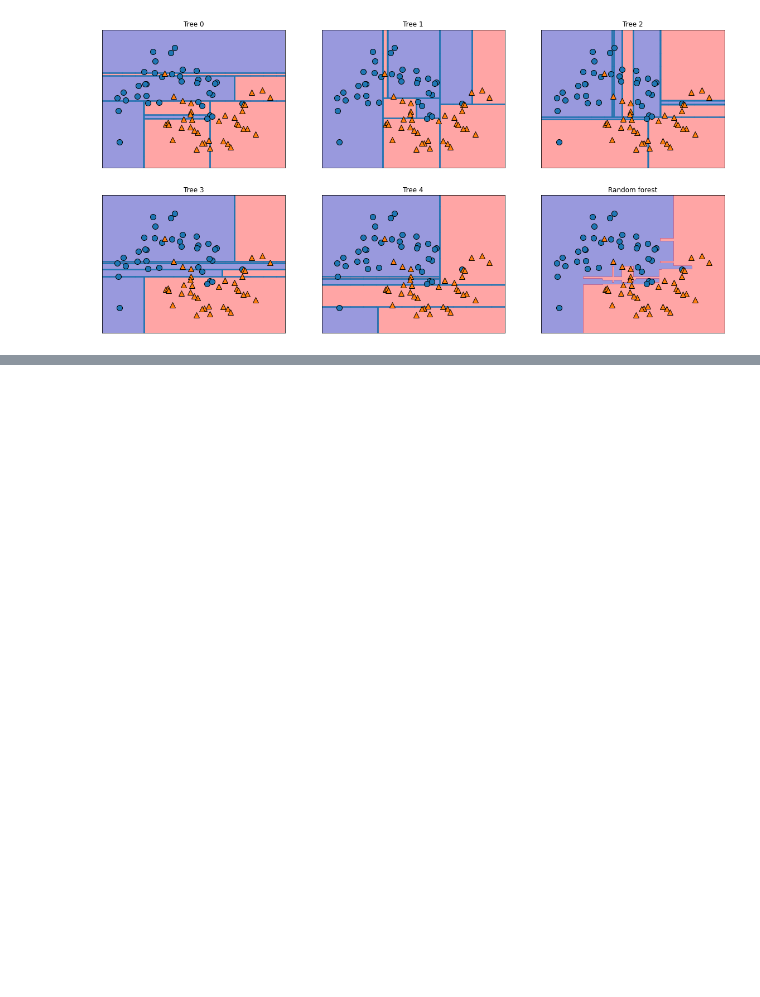
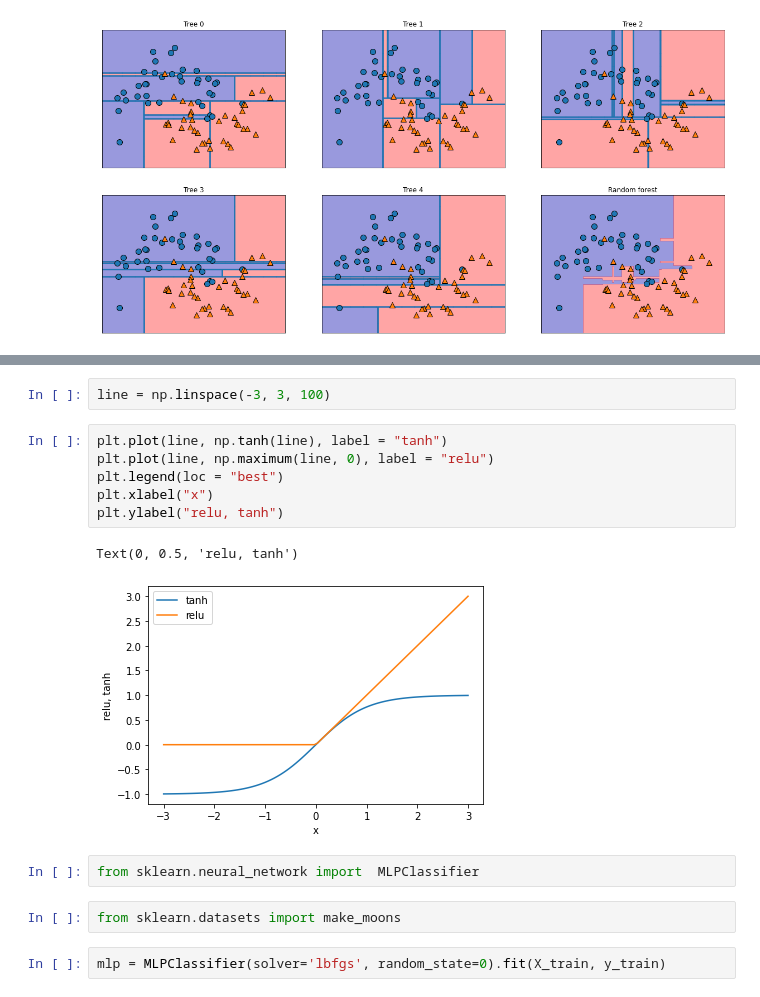
Before and after one commit to seokjinwoo/randomforest, a Jupyter notebook: mglearn.ipynb, the cells around one changed output, grey strips where cells are left out. Cells and saved outputs as stored; diff of their text form; blank space fills up the shorter version.

```diff
--- a/mglearn.ipynb
+++ b/mglearn.ipynb
@@ -502,0 +513,17 @@ mglearn.discrete_scatter(X_train[:,0], X_train[:,1],y_train)
+# %%
+line = np.linspace(-3, 3, 100)
+# %%
+plt.plot(line, np.tanh(line), label = "tanh")
+plt.plot(line, np.maximum(line, 0), label = "relu")
+plt.legend(loc = "best")
+plt.xlabel("x")
+plt.ylabel("relu, tanh")
+# %% [output]
+Text(0, 0.5, 'relu, tanh')
+[figure, added]
+# %%
+from sklearn.neural_network import  MLPClassifier
+# %%
+from sklearn.datasets import make_moons
+# %%
+mlp = MLPClassifier(solver='lbfgs', random_state=0).fit(X_train, y_train)
```
Also changed, not shown: parts of 6 cells of this notebook.
